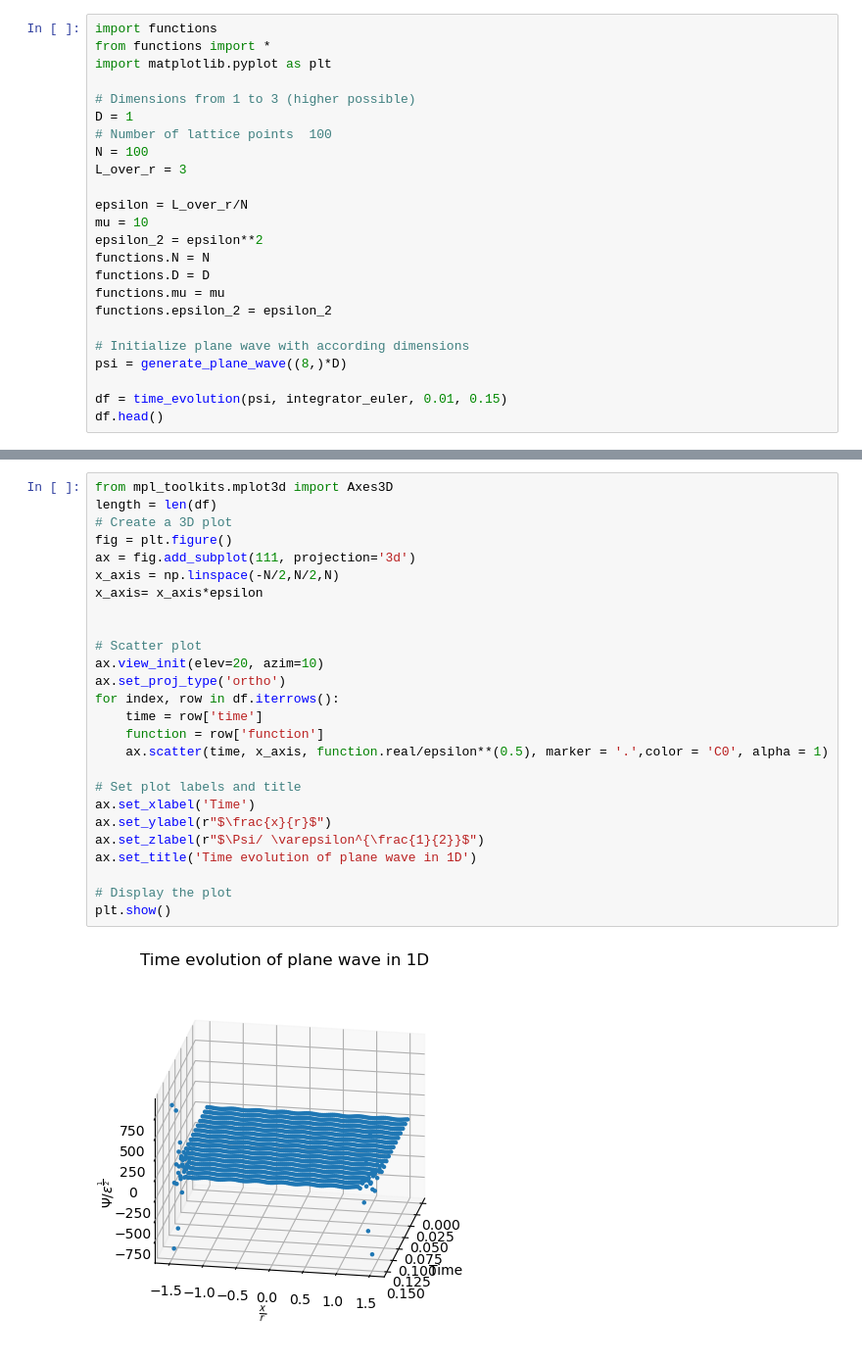
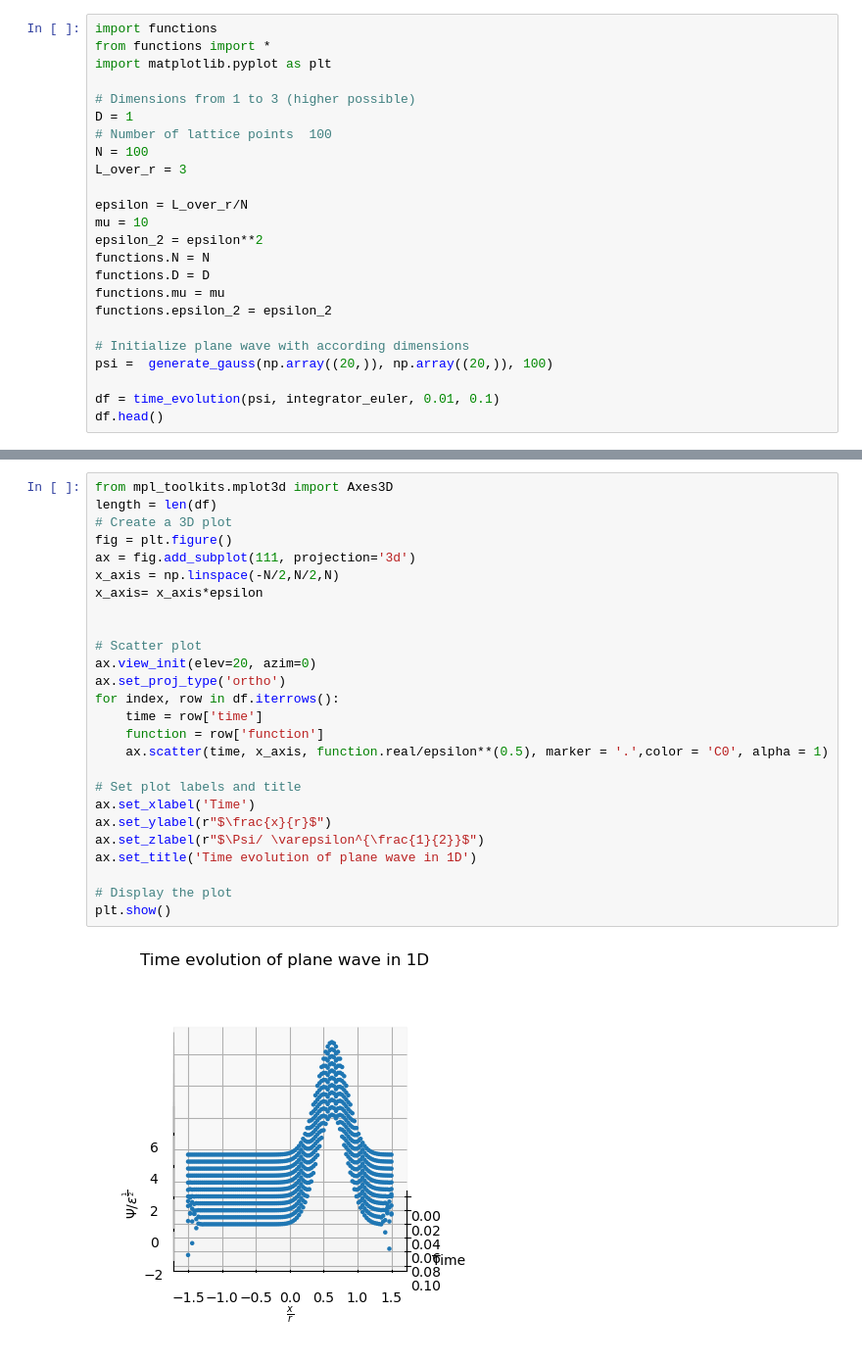
Before and after one commit to Quanta-Dan/comp_phys, a Jupyter notebook: time_evolution.ipynb, the cells around one changed output, grey strips where cells are left out. Shown: that part at 98% size. Drawn from its saved outputs; the diff is of its cells as text.

```diff
--- a/time_evolution.ipynb
+++ b/time_evolution.ipynb
@@ -18,9 +18,9 @@ functions.mu = mu
 functions.epsilon_2 = epsilon_2
 
 # Initialize plane wave with according dimensions
-psi = generate_plane_wave((8,)*D)
+psi =  generate_gauss(np.array((20,)), np.array((20,)), 100)
 
-df = time_evolution(psi, integrator_euler, 0.01, 0.15)
+df = time_evolution(psi, integrator_euler, 0.01, 0.1)
 df.head()
 # %% [output]
 |  | norm | exp_Etot | exp_Ekin | exp_Epot | exp_pos | indet_pos | time | function |
@@ -44,28 +44,28 @@ plt.show()
 # %%
 from mpl_toolkits.mplot3d import Axes3D
 length = len(df)
 # Create a 3D plot
 fig = plt.figure()
 ax = fig.add_subplot(111, projection='3d')
 x_axis = np.linspace(-N/2,N/2,N)
 x_axis= x_axis*epsilon
 
 
 # Scatter plot
-ax.view_init(elev=20, azim=10)
+ax.view_init(elev=20, azim=0)
 ax.set_proj_type('ortho')
 for index, row in df.iterrows():
     time = row['time']
     function = row['function']
     ax.scatter(time, x_axis, function.real/epsilon**(0.5), marker = '.',color = 'C0', alpha = 1)
 
 # Set plot labels and title
 ax.set_xlabel('Time')
 ax.set_ylabel(r"$\frac{x}{r}$")
 ax.set_zlabel(r"$\Psi/ \varepsilon^{\frac{1}{2}}$")
 ax.set_title('Time evolution of plane wave in 1D')
 
 # Display the plot
 plt.show()
 # %% [output]
-[figure, old version]
+[figure, new version]
```
Also changed, not shown: parts of 2 cells of this notebook, 2 other files.
